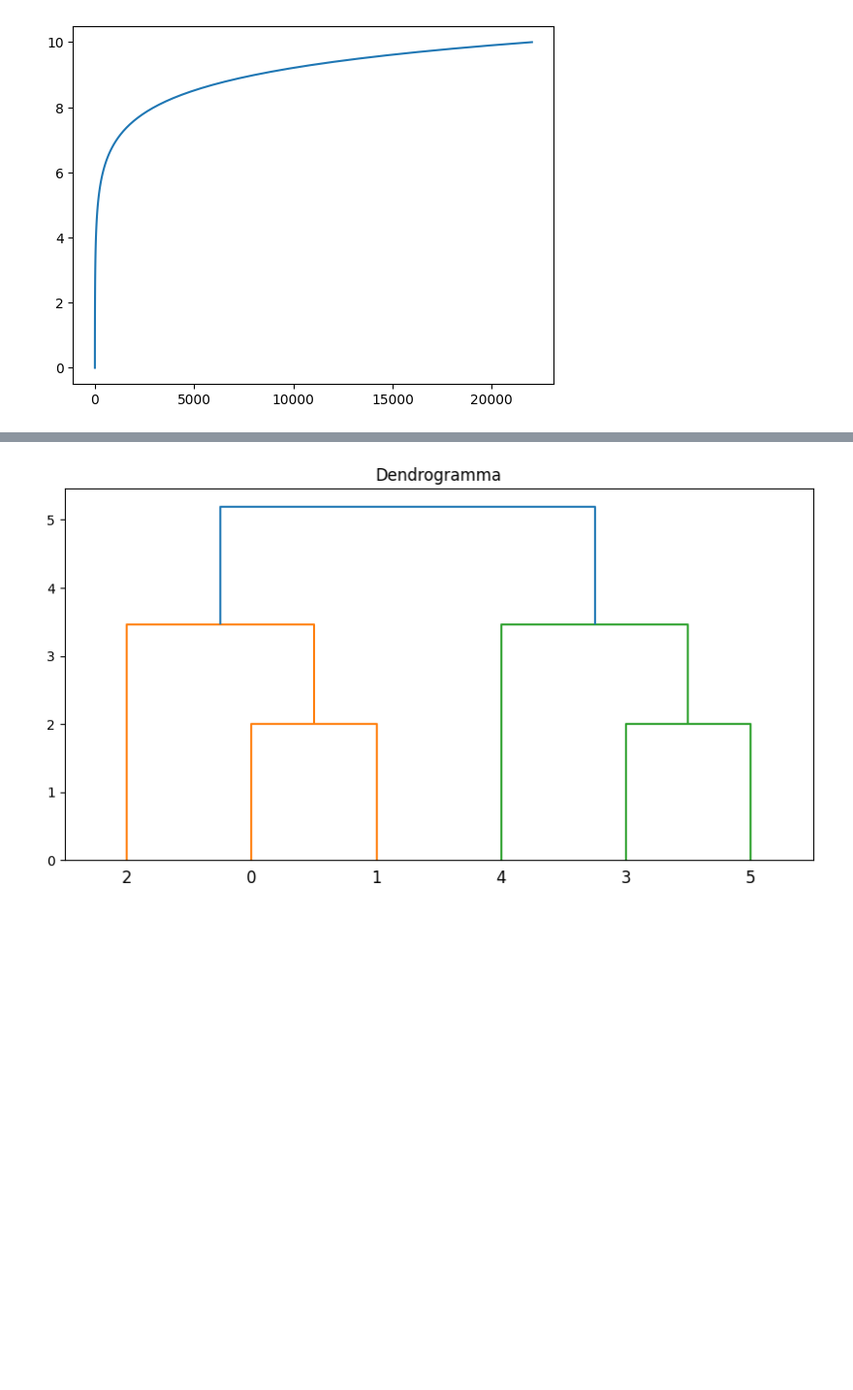
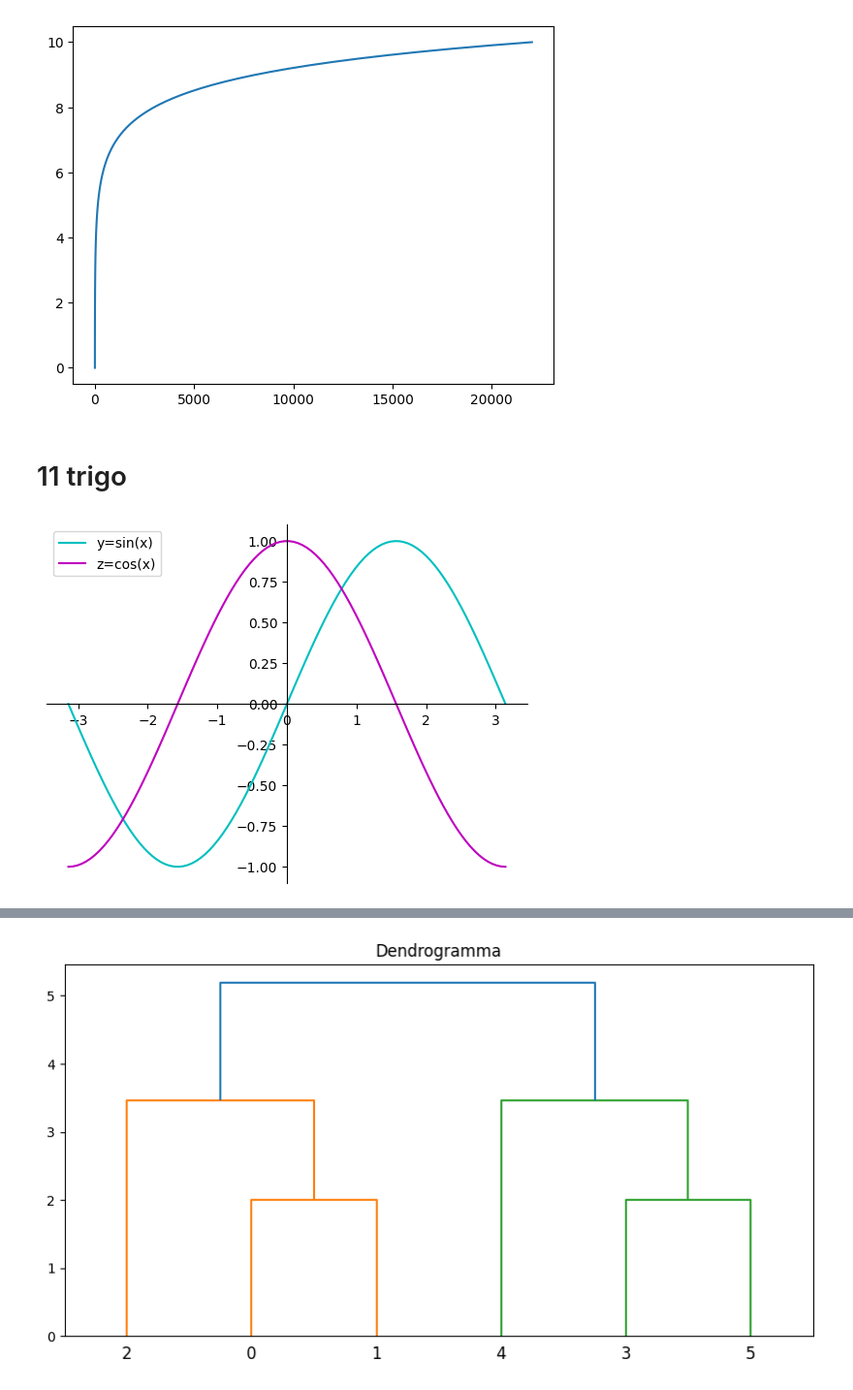
Before and after one commit to Undersk0re/machine-learning-course, a Jupyter notebook: Example/03-matplot.ipynb, the cells around one changed output, grey strips where cells are left out. Shown at 97% size. Saved outputs shown, nothing was run; the diff lists cells and outputs as text; code cells hidden in the pictures; blank space fills up the shorter version.

```diff
--- a/Example/03-matplot.ipynb
+++ b/Example/03-matplot.ipynb
@@ -125,3 +157,33 @@ plt.plot(y,x);
 plt.show()
 # %% [output]
 [figure]
+# %% [markdown]
+# 11 trigo
+# %%
+import matplotlib.pyplot as plt
+import numpy as np
+from math import pi
+
+x = np.linspace(-pi,pi,100)
+y_s = np.sin(x)
+y_c=np.cos(x)
+
+# setting the axes at the centre
+fig = plt.figure()
+ax = fig.add_subplot(1, 1, 1)
+ax.spines['left'].set_position('center')
+ax.spines['bottom'].set_position('center')
+ax.spines['right'].set_color('none')
+ax.spines['top'].set_color('none')
+ax.xaxis.set_ticks_position('bottom')
+ax.yaxis.set_ticks_position('left')
+
+# plot the functions
+plt.plot(x,y_s, 'c', label='y=sin(x)')
+plt.plot(x,y_c, 'm', label='z=cos(x)')
+
+plt.legend(loc='upper left')
+
+plt.show()
+# %% [output]
+[figure, added]
```
Also changed, not shown: parts of 5 cells of this notebook.
